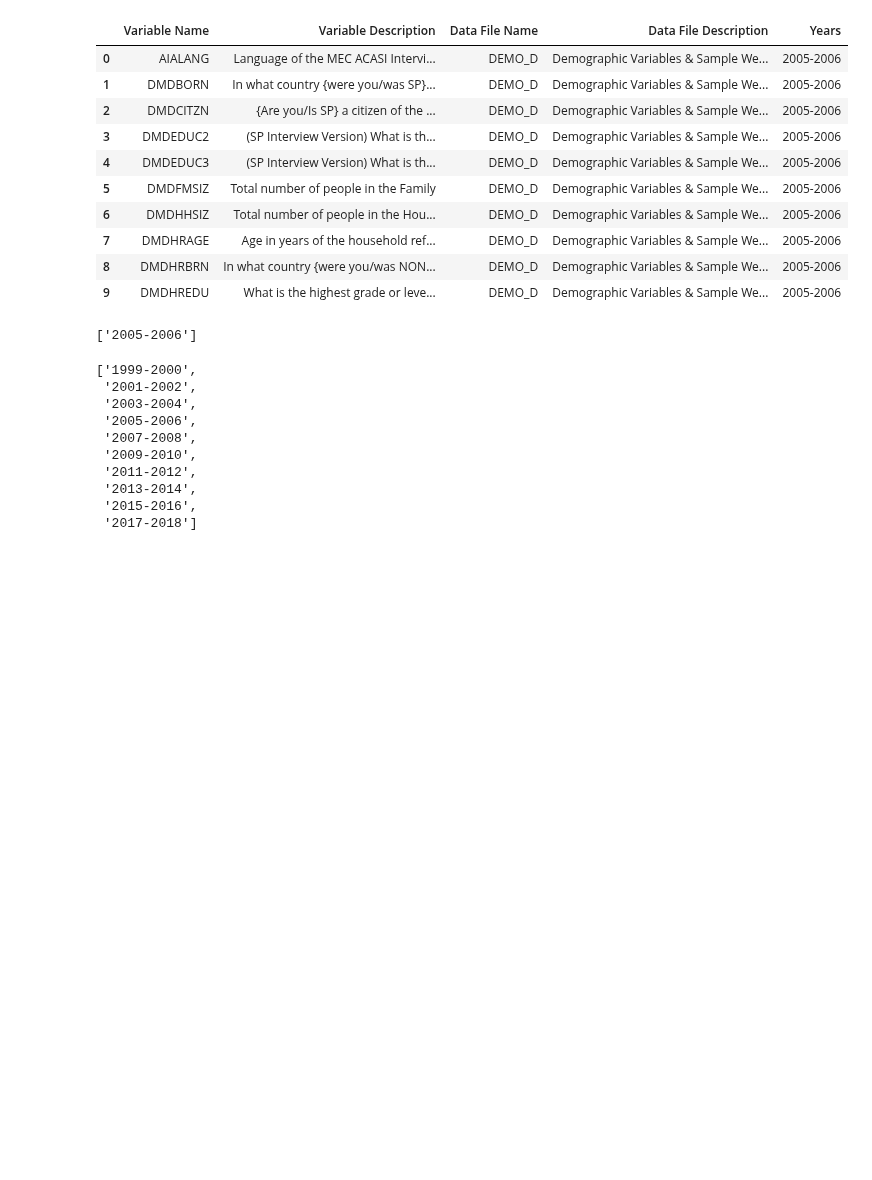
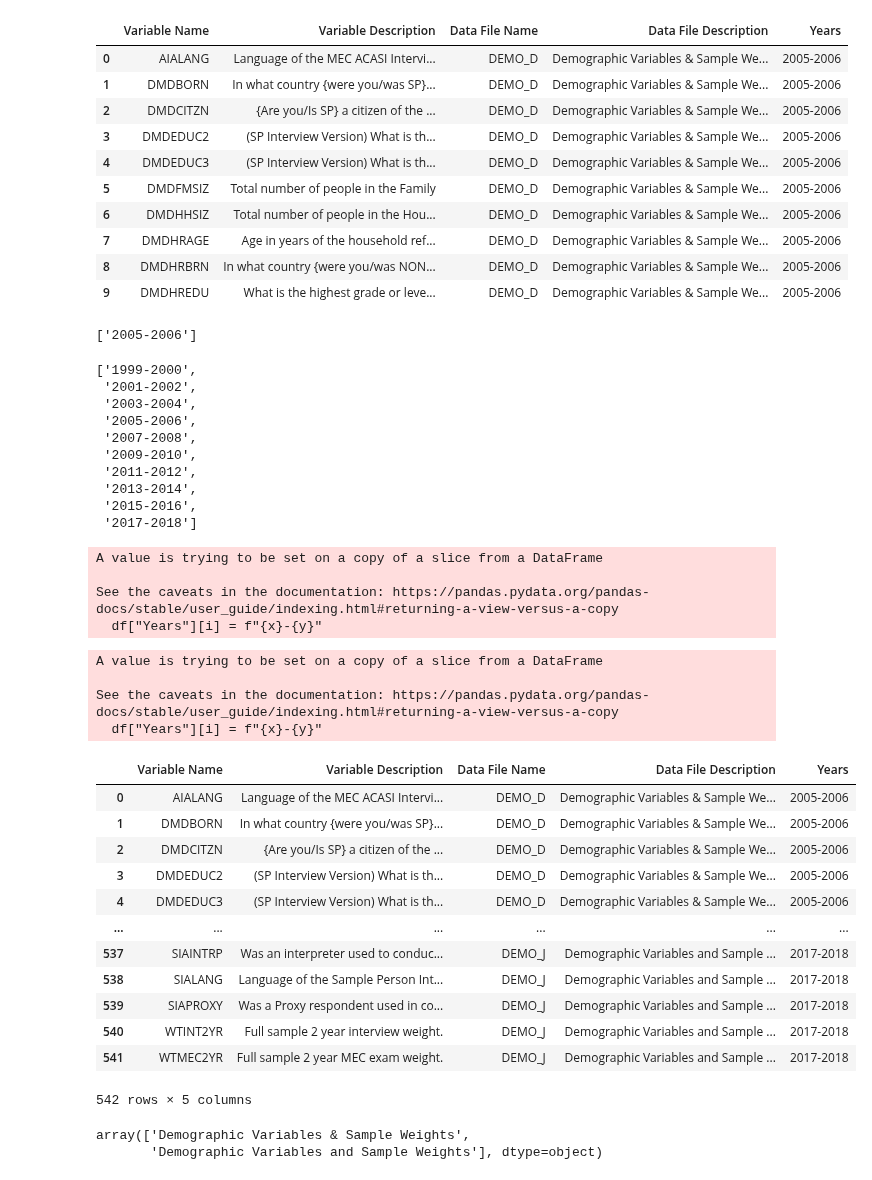
Before and after one commit to kkrusere/NHANES-Data-Visualization-Dashboard-on-Health-Disparities-and-Inequities, a Jupyter notebook: NHANES_DATA_Pipeline.ipynb, the cells around one changed output. Cells and saved outputs as stored; diff of their text form; code cells hidden in the pictures; blank space fills up the shorter version.

```diff
--- a/NHANES_DATA_Pipeline.ipynb
+++ b/NHANES_DATA_Pipeline.ipynb
@@ -664,3 +664,37 @@ class NHANESDataAPI:
         # Check if data frames exist
         if data_frame1 is None or data_frame2 is None:
             return None
+# %%
+from NHANES_data_API import NHANESDataAPI
+
+api = NHANESDataAPI('demographics')
+# %% [output]
+A value is trying to be set on a copy of a slice from a DataFrame
+
+See the caveats in the documentation: https://pandas.pydata.org/pandas-docs/stable/user_guide/indexing.html#returning-a-view-versus-a-copy
+  df["Years"][i] = f"{x}-{y}"
+# %%
+api.get_variable_table('demographics')
+# %% [output]
+A value is trying to be set on a copy of a slice from a DataFrame
+
+See the caveats in the documentation: https://pandas.pydata.org/pandas-docs/stable/user_guide/indexing.html#returning-a-view-versus-a-copy
+  df["Years"][i] = f"{x}-{y}"
+|  | Variable Name | Variable Description | Data File Name | Data File Description | Years |
+| 0 | AIALANG | Language of the MEC ACASI Intervi... | DEMO_D | Demographic Variables & Sample We... | 2005-2006 |
+| 1 | DMDBORN | In what country {were you/was SP}... | DEMO_D | Demographic Variables & Sample We... | 2005-2006 |
+| 2 | DMDCITZN | {Are you/Is SP} a citizen of the ... | DEMO_D | Demographic Variables & Sample We... | 2005-2006 |
+| 3 | DMDEDUC2 | (SP Interview Version) What is th... | DEMO_D | Demographic Variables & Sample We... | 2005-2006 |
+| 4 | DMDEDUC3 | (SP Interview Version) What is th... | DEMO_D | Demographic Variables & Sample We... | 2005-2006 |
+| ... | ... | ... | ... | ... | ... |
+| 537 | SIAINTRP | Was an interpreter used to conduc... | DEMO_J | Demographic Variables and Sample ... | 2017-2018 |
+| 538 | SIALANG | Language of the Sample Person Int... | DEMO_J | Demographic Variables and Sample ... | 2017-2018 |
+| 539 | SIAPROXY | Was a Proxy respondent used in co... | DEMO_J | Demographic Variables and Sample ... | 2017-2018 |
+| 540 | WTINT2YR | Full sample 2 year interview weight. | DEMO_J | Demographic Variables and Sample ... | 2017-2018 |
+| 541 | WTMEC2YR | Full sample 2 year MEC exam weight. | DEMO_J | Demographic Variables and Sample ... | 2017-2018 |
+542 rows × 5 columns
+# %%
+api.list_data_file_descriptions()
+# %% [output]
+array(['Demographic Variables & Sample Weights',
+       'Demographic Variables and Sample Weights'], dtype=object)
```
Also changed, not shown: 1 other file.
